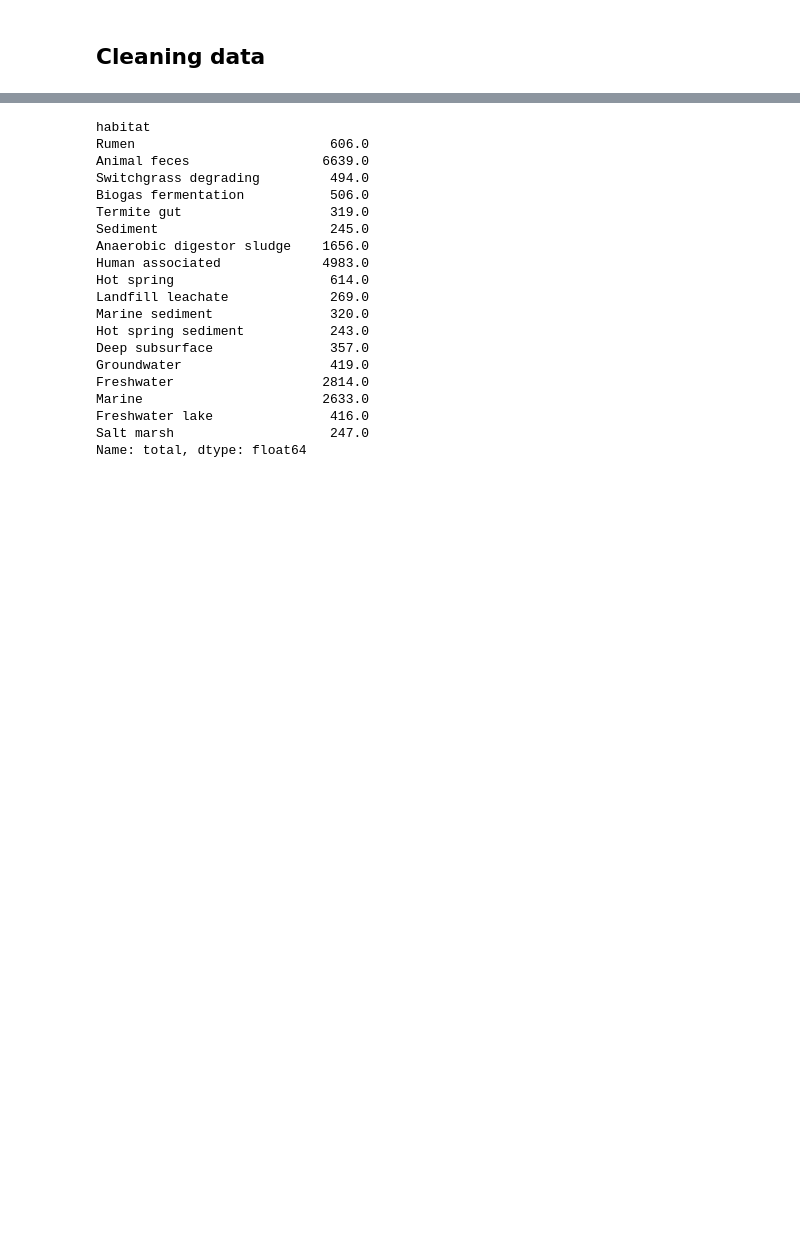
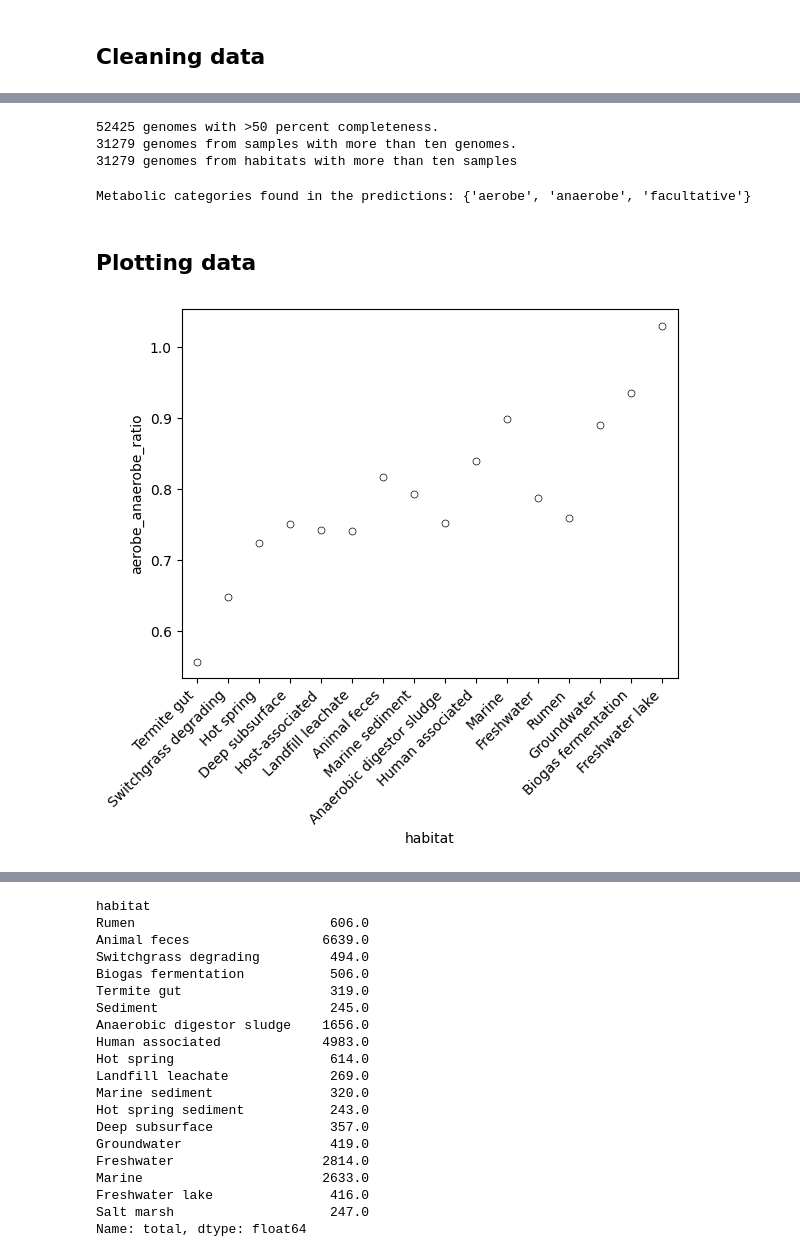
Before and after one commit to jgoldford/aerobot, a Jupyter notebook: aerobot/notebooks/figure_02.ipynb, the cells around one changed output, grey strips where cells are left out. Saved outputs shown, nothing was run; the diff lists cells and outputs as text; code cells hidden in the pictures; blank space fills up the shorter version.

```diff
--- a/aerobot/notebooks/figure_02.ipynb
+++ b/aerobot/notebooks/figure_02.ipynb
@@ -81,0 +75,48 @@ plt.show()
+# %%
+# Filter out low-completeness MAGs.
+emb_predictions_df = emb_predictions_df[emb_predictions_df.completeness > 50]
+print(len(emb_predictions_df), 'genomes with >50 percent completeness.')
+
+# Filter out entries from samples with fewer than ten MAGs
+counts = emb_predictions_df.groupby('metagenome_id').apply(len)
+ids_to_keep = counts.index[counts > 10]
+emb_predictions_df = emb_predictions_df[emb_predictions_df.metagenome_id.isin(ids_to_keep)]
+print(len(emb_predictions_df), 'genomes from samples with more than ten genomes.')
+
+# Filter our habitats with fewer than ten samples.
+counts = emb_predictions_df.groupby('habitat').apply(len)
+habitats_to_keep = counts.index[counts > 10]
+emb_predictions_df = emb_predictions_df[emb_predictions_df.habitat.isin(habitats_to_keep)]
+print(len(emb_predictions_df), 'genomes from habitats with more than ten samples')
+# %% [output]
+52425 genomes with >50 percent completeness.
+31279 genomes from samples with more than ten genomes.
+31279 genomes from habitats with more than ten samples
+# %%
+# Calculate the aerobe-anaerobe-facultative fractions for each sample.
+# NOTE: What is the labels column used in the original code? The prediction? Probably.
+
+classes = set(emb_predictions_df.prediction.values) # Get the metabolic categories.
+print('Metabolic categories found in the predictions:', classes)
+
+index, rows = [], []
+# Iterate through the groups of metagenomes.
+for metagenome_id, df in emb_predictions_df.groupby('metagenome_id'):
+    counts = df.prediction.value_counts()
+    row = counts.astype(float) / counts.sum()
+    row = row.to_dict()
+    row = {f'{k}_fraction':v for k, v in row.items()}
+    row.update(counts.astype(float).to_dict())
+    row['total'] = counts.sum()
+    rows.append(row)
+    index.append(metagenome_id)
+
+fractions_df = pd.DataFrame(rows, index=index)
+fractions_df = fractions_df.fillna(0)
+
+habitats_by_metagenome_id = emb_predictions_df.groupby('metagenome_id').habitat.first() # Get the habitats for each sample.
+fractions_df['habitat'] = habitats_by_metagenome_id.loc[fractions_df.index]
+fractions_df['aerobe_anaerobe_ratio'] = fractions_df['aerobe_fraction'] / fractions_df['anaerobe_fraction']
+fractions_df.to_csv(os.path.join(RESULTS_PATH, 'emb_aerobe_anaerobe_ratio.csv'))
+# %% [output]
+Metabolic categories found in the predictions: {'aerobe', 'anaerobe', 'facultative'}
@@ -81,0 +136,15 @@ plt.show()
+# %% [markdown]
+## Plotting data
+# %%
+
+mean_fractions_df = pd.read_csv(os.path.join(RESULTS_PATH, 'emb_mean_fractions_by_habitat.csv'))
+mean_fractions_df = mean_fractions_df[mean_fractions_df.total > 250] # Filter for habitats with more than 250 entries.
+mean_fractions_df = mean_fractions_df.sort_values('aerobe_fraction', ascending=True)
+
+fig, ax = plt.subplots()
+sns.stripplot(data=mean_fractions_df, ax=ax, x='habitat', y='aerobe_anaerobe_ratio', jitter=0.2, color='white', edgecolor='k', linewidth=0.5)
+
+ax.set_xticks(np.arange(len(mean_fractions_df.habitat)), labels=mean_fractions_df.habitat.values, rotation=45, ha='right')
+plt.show()
+# %% [output]
+[figure, added]
```
Also changed, not shown: parts of 12 cells of this notebook, 1 other file.
